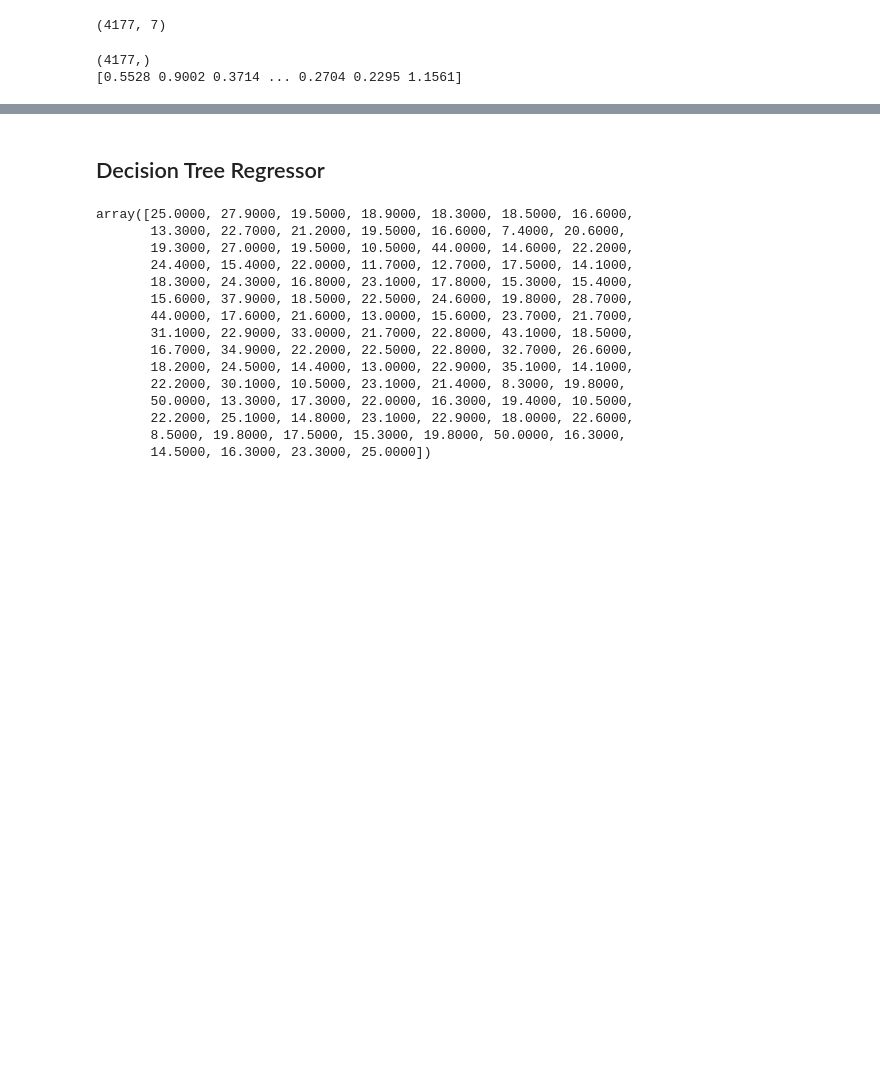
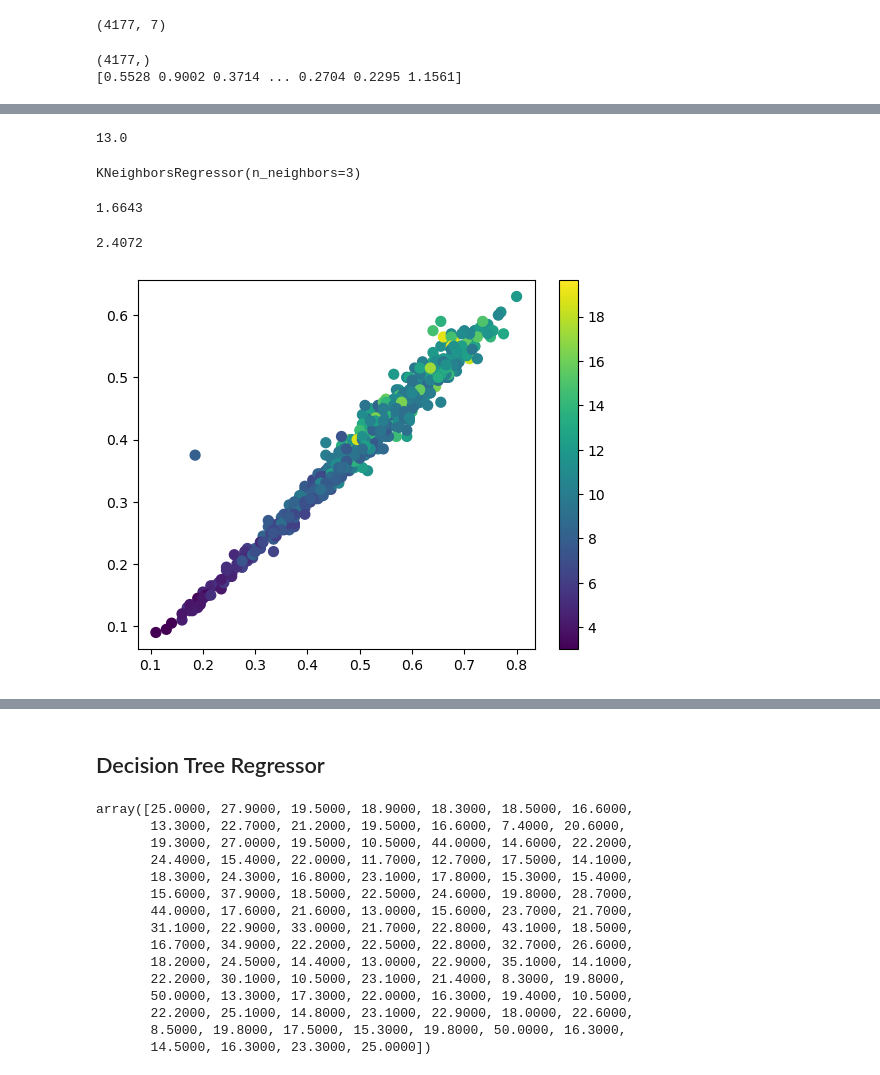
Before and after one commit to jpmckeown/ML-methods-demo, a Jupyter notebook: show_tell.ipynb, the cells around one changed output, grey strips where cells are left out. Cells and saved outputs as stored; diff of their text form; code cells hidden in the pictures; blank space fills up the shorter version.

Commit message:
k=3 Nearest Neighbours done without and with sklearn

```diff
--- a/show_tell.ipynb
+++ b/show_tell.ipynb
@@ -475,0 +487,37 @@ print(distances)
+# %%
+y_pred = nn_rings.mean()
+y_pred
+# %% [output]
+13.0
+# %%
+# redo using sklearn
+X_train, X_test, y_train, y_test = train_test_split(X, y, test_size = 0.2, random_state = 42)
+# %%
+from sklearn.neighbors import KNeighborsRegressor
+from math import sqrt
+model = KNeighborsRegressor(n_neighbors=3)
+model.fit(X_train, y_train)
+# %% [output]
+KNeighborsRegressor(n_neighbors=3)
+# %%
+train_predicts = model.predict(X_train)
+mse = mean_squared_error(y_train, train_predicts)
+rmse = sqrt(mse)
+print(np.format_float_positional(rmse, precision=4)) # error in years
+# %% [output]
+1.6643
+# %%
+test_predicts = model.predict(X_test)
+mse = mean_squared_error(y_test, test_predicts)
+rmse = sqrt(mse)
+#print("%.4f {rmse} years".)
+print(np.format_float_positional(rmse, precision=4))
+# %% [output]
+2.4072
+# %%
+f, ax = plt.subplots()
+points = ax.scatter(X_test[:,0], X_test[:,1], c=test_predicts, s=50)
+f.colorbar(points)
+plt.show()
+# %% [output]
+[figure, added]
```
Also changed, not shown: parts of 4 cells of this notebook.
